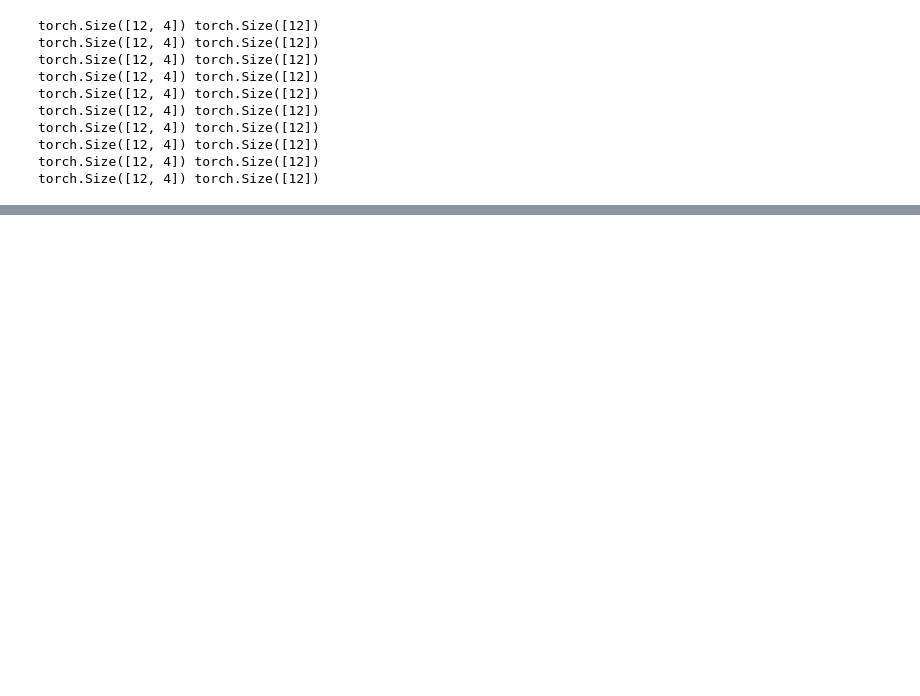
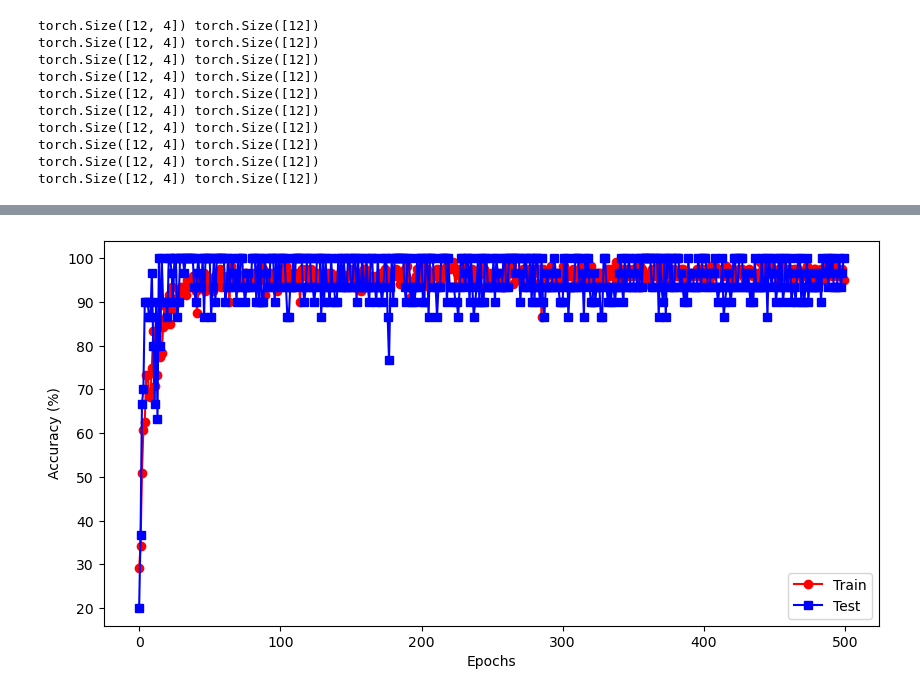
Before and after one commit to wangjiuzhou100/DUDL, a Jupyter notebook: Practices/Section8.ipynb, the cells around one changed output, grey strips where cells are left out. Cells and saved outputs as stored; diff of their text form; code cells hidden in the pictures; blank space fills up the shorter version.

Commit message:
Finish cross validation with DataLoader

```diff
--- a/Practices/Section8.ipynb
+++ b/Practices/Section8.ipynb
@@ -345,7 +337,7 @@ torch.Size([12, 4]) torch.Size([12])
 # function to create ANN model
 def createANNModel():
     ANNModel = nn.Sequential(
-        nn.Linear(64, 64), # input layer
+        nn.Linear(4, 64), # input layer
         nn.ReLU(), # activation unit
         nn.Linear(64, 64), # hidden layer
         nn.ReLU(), # activation unit
@@ -359,0 +405,6 @@ def createANNModel():
+# %%
+# create a model
+ANNModel, lossfunc, optimizer = createANNModel()
+
+# train the model
+trainAcc, testAcc = trainTheModel(train_loader, test_loader, ANNModel, lossfunc, optimizer)
@@ -359,0 +431,14 @@ def createANNModel():
+# %%
+# plot the result
+fig = plt.figure(figsize=(10, 5))
+plt.plot(trainAcc, 'ro-')
+plt.plot(testAcc, 'bs-')
+plt.xlabel('Epochs')
+plt.ylabel('Accuracy (%)')
+plt.legend(['Train', 'Test'])
+
+plt.show()
+
+# it trains every fast to reach high accuracy. So batch training with DataLoader improve model performance
+# %% [output]
+[figure, added]
```
Also changed, not shown: parts of 5 cells of this notebook.
